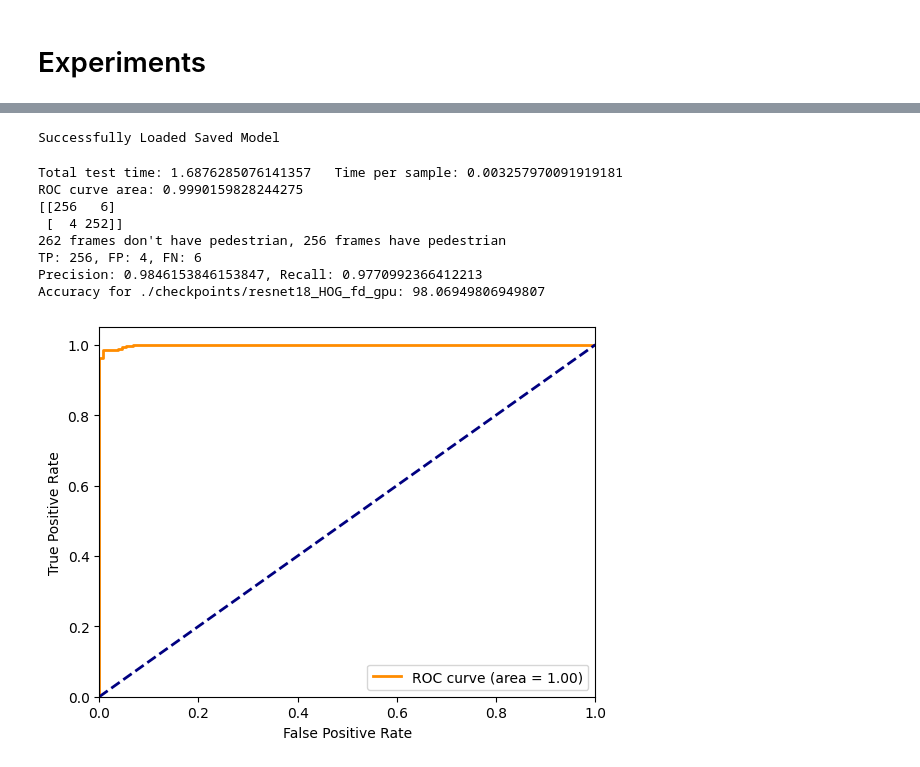
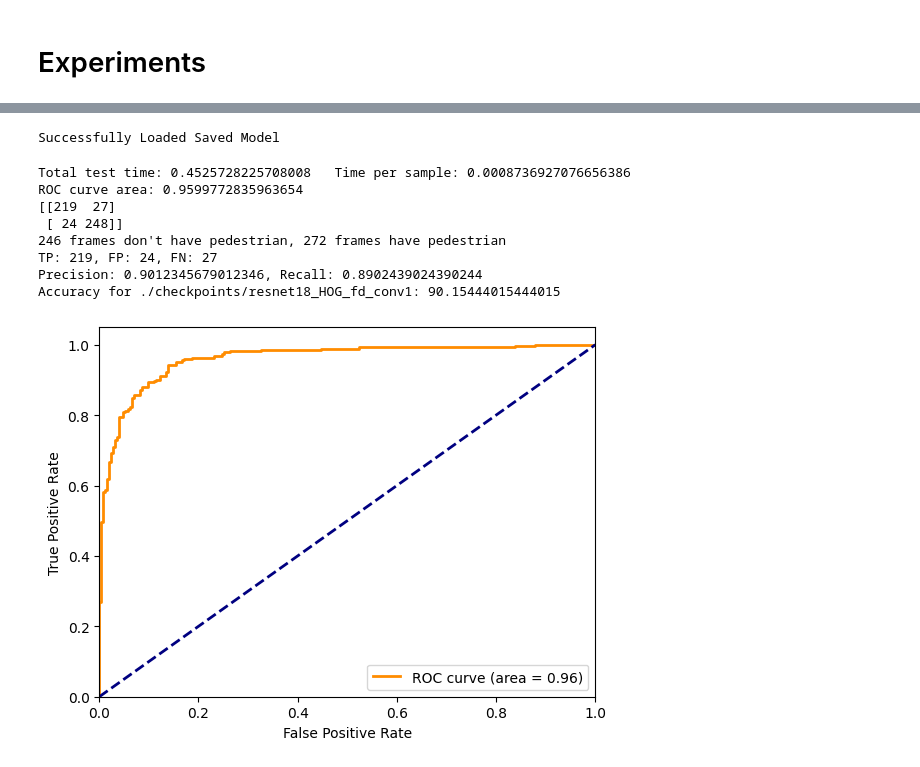
Before and after one commit to mhtang2/HOGPedestrianDetection, a Jupyter notebook: hog_model.ipynb, the cells around one changed output, grey strips where cells are left out. Cells and saved outputs as stored; diff of their text form; code cells hidden in the pictures.

Commit message:
Add hog models + visualizations

```diff
--- a/hog_model.ipynb
+++ b/hog_model.ipynb
@@ -180,14 +184,39 @@ def train(model, train_dataloader, val_dataloader, save_path):
             print(f"Epoch {epoch}: Saving model to {save_path} with val accuracy {accuracy}%")
             torch.save(model.state_dict(), save_path)
     return train_error, val_error
+# %%
+# define model types
+def resnet18_hog():
+    model = torchvision.models.resnet18(weights = None)
+    model.conv1 = torch.nn.Conv2d(2*2*9, 64, kernel_size=(7, 7), stride=(2, 2), padding=(3, 3), bias=False)
+    model.fc = torch.nn.Linear(in_features=512, out_features=2, bias=True)
+    return model
+
+def linear_hog():
+    model = nn.Sequential(
+        nn.Flatten(),
+        nn.Linear(28980, 2, bias=True)
+    )
+    return model
+
+class conv1_hog(nn.Module):
+    def __init__(self):
+        super().__init__()
+
+        self.model = nn.Sequential(
+        nn.Conv2d(9, 1, kernel_size=(16, 8)),
+        nn.Flatten(),
+        nn.Linear(1953,2)
+        )
+    def forward(self,x):
+        x = x.view(-1,9,46,70)
+        return self.model(x)
 # %%
-save_path = "./checkpoints/resnet18_HOG_fd_gpu"
+save_path = "./checkpoints/resnet18_HOG_fd_conv1"
+model = conv1_hog()
 
-model = torchvision.models.resnet18(weights = None)
-model.conv1 = torch.nn.Conv2d(2*2*9, 64, kernel_size=(7, 7), stride=(2, 2), padding=(3, 3), bias=False)
-model.fc = torch.nn.Linear(in_features=512, out_features=2, bias=True)
+
 model = torch.nn.DataParallel(model)
-
 try:
     model.load_state_dict(torch.load(save_path))
     print("Successfully Loaded Saved Model")
@@ -195,7 +224,5 @@ except Exception as error:
     print("Failed to load Saved Model")
     print(error)
 model.to(device)
-
-train_errors, val_errors = train(model, train_dataloader, val_dataloader, save_path)
 # %% [output]
 Failed to load Saved Model
@@ -301,28 +349,24 @@ def test(model, test_dataloader, save_path, test_type):
     print(f"Accuracy for {save_path}: {accuracy}")
     plt.show()
 # %%
-model = torchvision.models.resnet18(weights = None)
-model.conv1 = torch.nn.Conv2d(2*2*9, 64, kernel_size=(7, 7), stride=(2, 2), padding=(3, 3), bias=False)
-model.fc = torch.nn.Linear(in_features=512, out_features=2, bias=True)
-model = torch.nn.DataParallel(model)
 try:
     model.load_state_dict(torch.load(save_path))
     print("Successfully Loaded Saved Model")
 except Exception as error:
     print("Failed to load Saved Model")
     print(error)
 model.to(device)
 
 test(model, test_dataloader, save_path, "HOG")
 # %% [output]
 Successfully Loaded Saved Model
-Total test time: 1.6876285076141357   Time per sample: 0.003257970091919181
-ROC curve area: 0.9990159828244275
-[[256   6]
- [  4 252]]
-262 frames don't have pedestrian, 256 frames have pedestrian
-TP: 256, FP: 4, FN: 6
-Precision: 0.9846153846153847, Recall: 0.9770992366412213
-Accuracy for ./checkpoints/resnet18_HOG_fd_gpu: 98.06949806949807
+Total test time: 0.4525728225708008   Time per sample: 0.0008736927076656386
+ROC curve area: 0.9599772835963654
+[[219  27]
+ [ 24 248]]
+246 frames don't have pedestrian, 272 frames have pedestrian
+TP: 219, FP: 24, FN: 27
+Precision: 0.9012345679012346, Recall: 0.8902439024390244
+Accuracy for ./checkpoints/resnet18_HOG_fd_conv1: 90.15444015444015
-[figure, old version]
+[figure, new version]
 # %%
```
Also changed, not shown: parts of 13 cells of this notebook, 4 other files.
